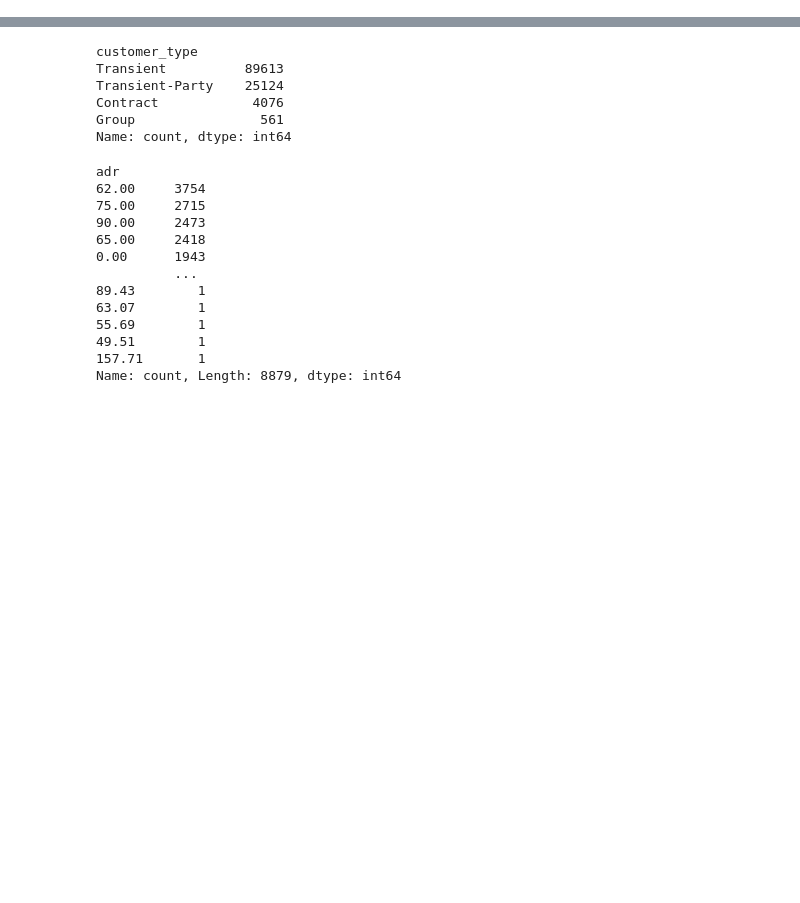
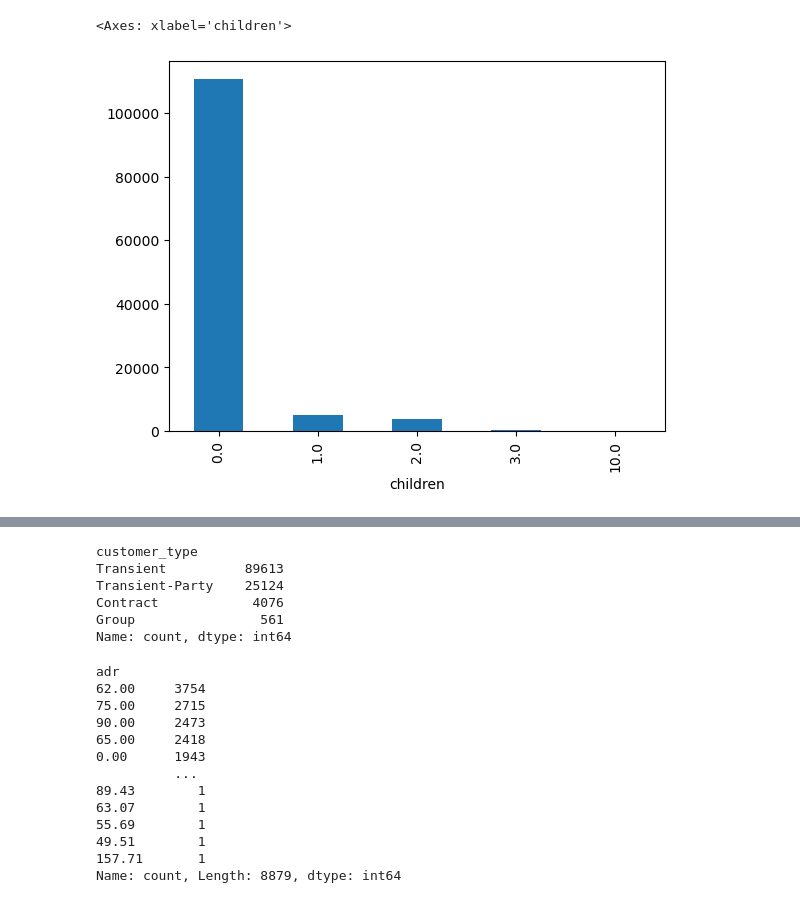
Before and after one commit to jbrunsell/Fintech-Project-1, a Jupyter notebook: data_clean_explore.ipynb, the cells around one changed output, grey strips where cells are left out. Drawn from its saved outputs; the diff is of its cells as text; code cells hidden in the pictures; blank space fills up the shorter version.

```diff
--- a/data_clean_explore.ipynb
+++ b/data_clean_explore.ipynb
@@ -168,0 +39,5 @@ Name: count, dtype: int64
+# %%
+bank_data['children'].value_counts().plot(kind='bar')
+# %% [output]
+<Axes: xlabel='children'>
+[figure, added]
```
Also changed, not shown: parts of 27 cells of this notebook, 2 other files.
